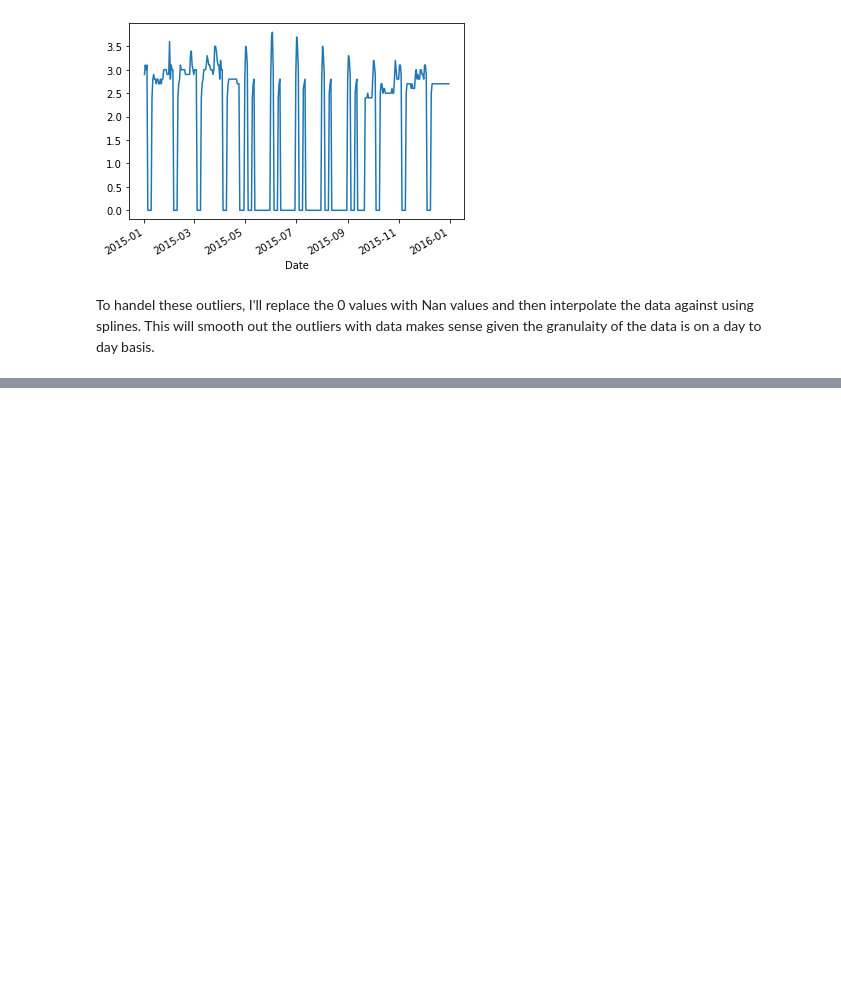
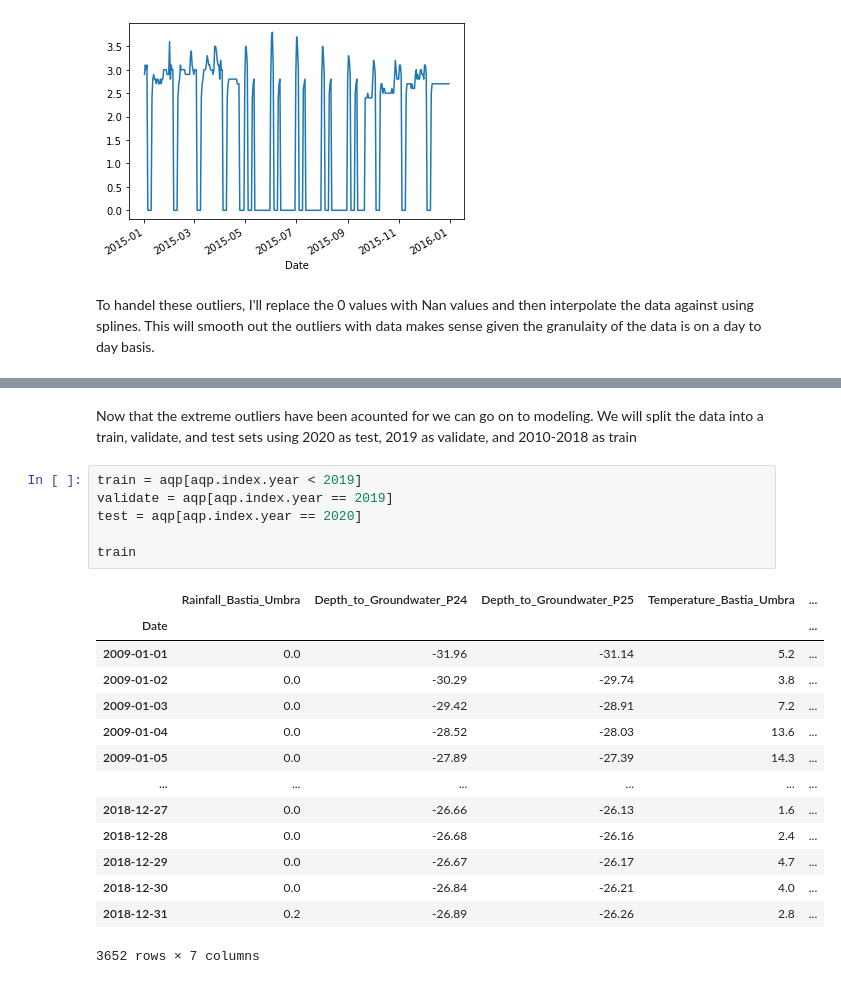
Before and after one commit to datastraine/kaggle, a Jupyter notebook: AceaSmart_Water_Analytics/acea-comp-explore.ipynb, the cells around one changed output, grey strips where cells are left out. Drawn from its saved outputs; the diff is of its cells as text; blank space fills up the shorter version.

```diff
--- a/AceaSmart_Water_Analytics/acea-comp-explore.ipynb
+++ b/AceaSmart_Water_Analytics/acea-comp-explore.ipynb
@@ -1255,0 +1267,23 @@ for col in columns:
+# %% [markdown]
+Now that the extreme outliers have been acounted for we can go on to modeling. We will split the data into a train, validate, and test sets using 2020 as test, 2019 as validate, and 2010-2018 as train
+# %%
+train = aqp[aqp.index.year < 2019]
+validate = aqp[aqp.index.year == 2019]
+test = aqp[aqp.index.year == 2020]
+
+train
+# %% [output]
+|  | Rainfall_Bastia_Umbra | Depth_to_Groundwater_P24 | Depth_to_Groundwater_P25 | Temperature_Bastia_Umbra | ... |
+| Date |  |  |  |  | ... |
+| 2009-01-01 | 0.0 | -31.96 | -31.14 | 5.2 | ... |
+| 2009-01-02 | 0.0 | -30.29 | -29.74 | 3.8 | ... |
+| 2009-01-03 | 0.0 | -29.42 | -28.91 | 7.2 | ... |
+| 2009-01-04 | 0.0 | -28.52 | -28.03 | 13.6 | ... |
+| 2009-01-05 | 0.0 | -27.89 | -27.39 | 14.3 | ... |
+| ... | ... | ... | ... | ... | ... |
+| 2018-12-27 | 0.0 | -26.66 | -26.13 | 1.6 | ... |
+| 2018-12-28 | 0.0 | -26.68 | -26.16 | 2.4 | ... |
+| 2018-12-29 | 0.0 | -26.67 | -26.17 | 4.7 | ... |
+| 2018-12-30 | 0.0 | -26.84 | -26.21 | 4.0 | ... |
+| 2018-12-31 | 0.2 | -26.89 | -26.26 | 2.8 | ... |
+3652 rows × 7 columns
```
Also changed, not shown: parts of 3 cells of this notebook.
